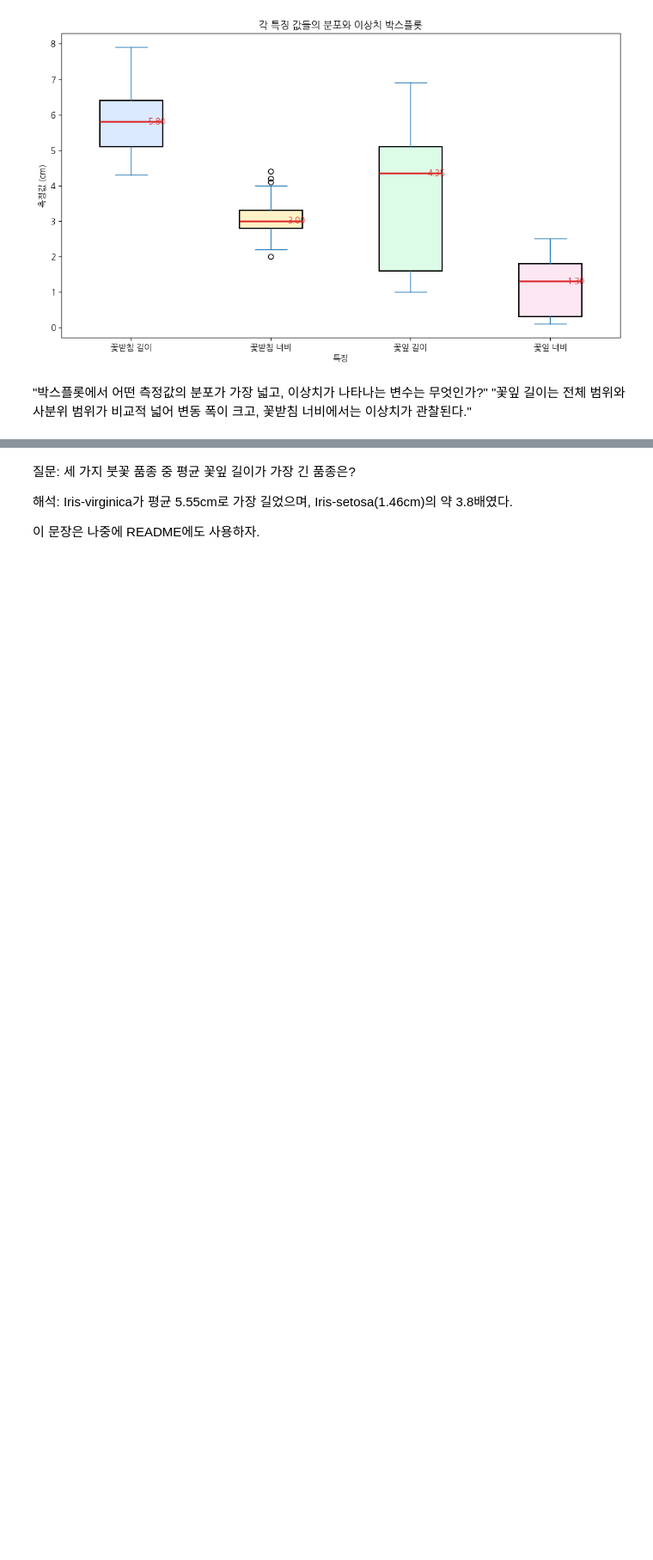
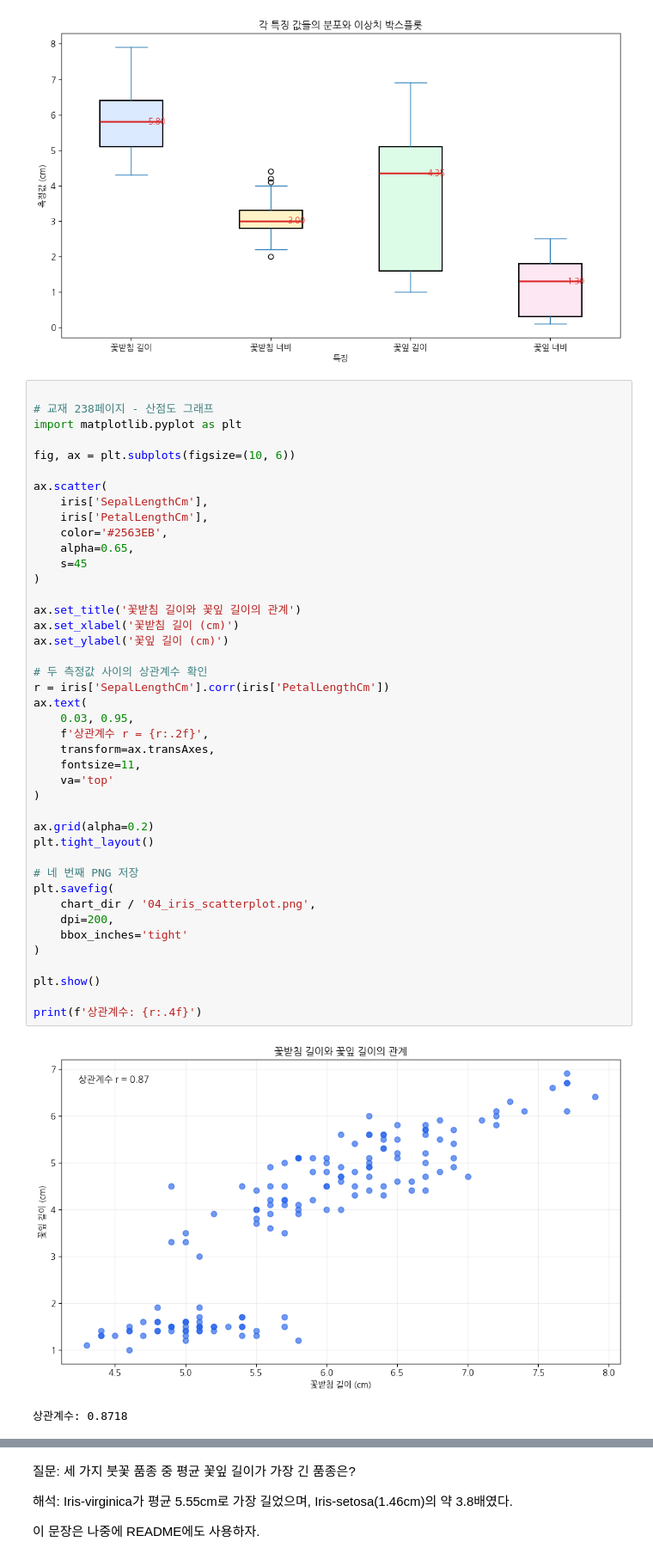
Before and after one commit to dominickim77-ui/MBC_Iris_Analysis, a Jupyter notebook: MBC_붓꽃_데이터_분석_20261109.ipynb, the cells around one changed output, grey strips where cells are left out. Shown at 86% size. Drawn from its saved outputs; the diff is of its cells as text; blank space fills up the shorter version.

```diff
--- a/MBC_붓꽃_데이터_분석_20261109.ipynb
+++ b/MBC_붓꽃_데이터_분석_20261109.ipynb
@@ -296,5 +296,48 @@ plt.savefig(chart_dir / '03_iris_boxplot.png', dpi=200, bbox_inches='tight')
 plt.show()
 # %% [output]
 [figure]
-# %% [markdown]
-"박스플롯에서 어떤 측정값의 분포가 가장 넓고, 이상치가 나타나는 변수는 무엇인가?" "꽃잎 길이는 전체 범위와 사분위 범위가 비교적 넓어 변동 폭이 크고, 꽃받침 너비에서는 이상치가 관찰된다."
+# %%
+
+# 교재 238페이지 - 산점도 그래프
+import matplotlib.pyplot as plt
+
+fig, ax = plt.subplots(figsize=(10, 6))
+
+ax.scatter(
+    iris['SepalLengthCm'],
+    iris['PetalLengthCm'],
+    color='#2563EB',
+    alpha=0.65,
+    s=45
+)
+
+ax.set_title('꽃받침 길이와 꽃잎 길이의 관계')
+ax.set_xlabel('꽃받침 길이 (cm)')
+ax.set_ylabel('꽃잎 길이 (cm)')
+
+# 두 측정값 사이의 상관계수 확인
+r = iris['SepalLengthCm'].corr(iris['PetalLengthCm'])
+ax.text(
+    0.03, 0.95,
+    f'상관계수 r = {r:.2f}',
+    transform=ax.transAxes,
+    fontsize=11,
+    va='top'
+)
+
+ax.grid(alpha=0.2)
+plt.tight_layout()
+
+# 네 번째 PNG 저장
+plt.savefig(
+    chart_dir / '04_iris_scatterplot.png',
+    dpi=200,
+    bbox_inches='tight'
+)
+
+plt.show()
+
+print(f'상관계수: {r:.4f}')
+# %% [output]
+[figure, added]
+상관계수: 0.8718
```
Also changed, not shown: parts of 1 cell of this notebook.
